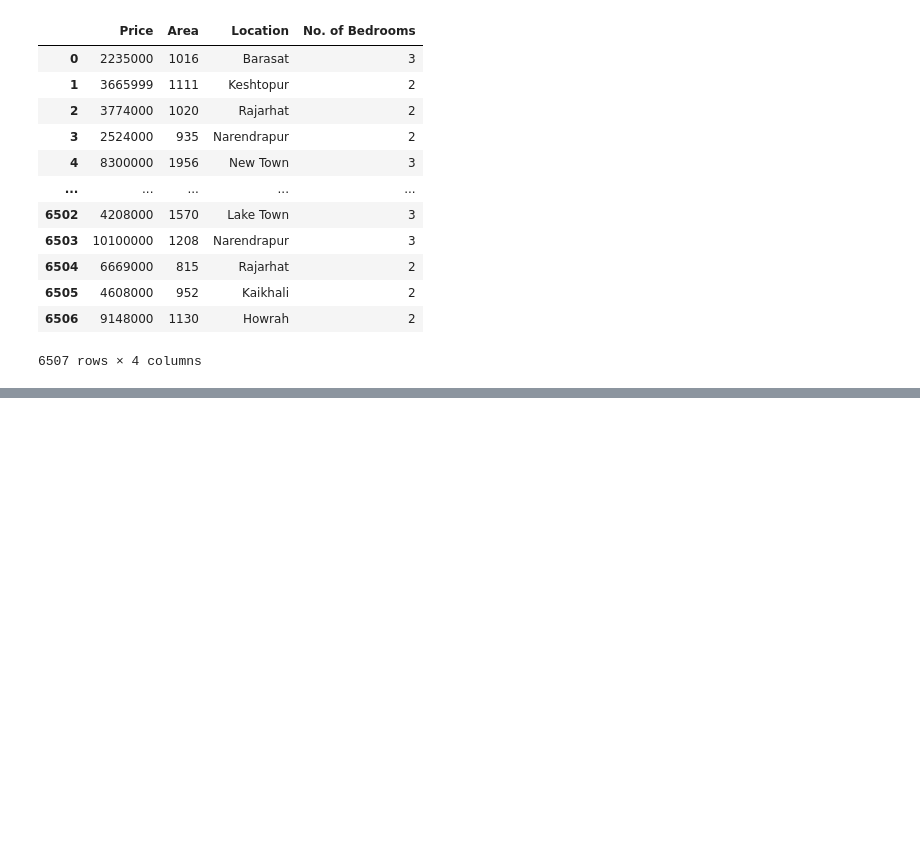
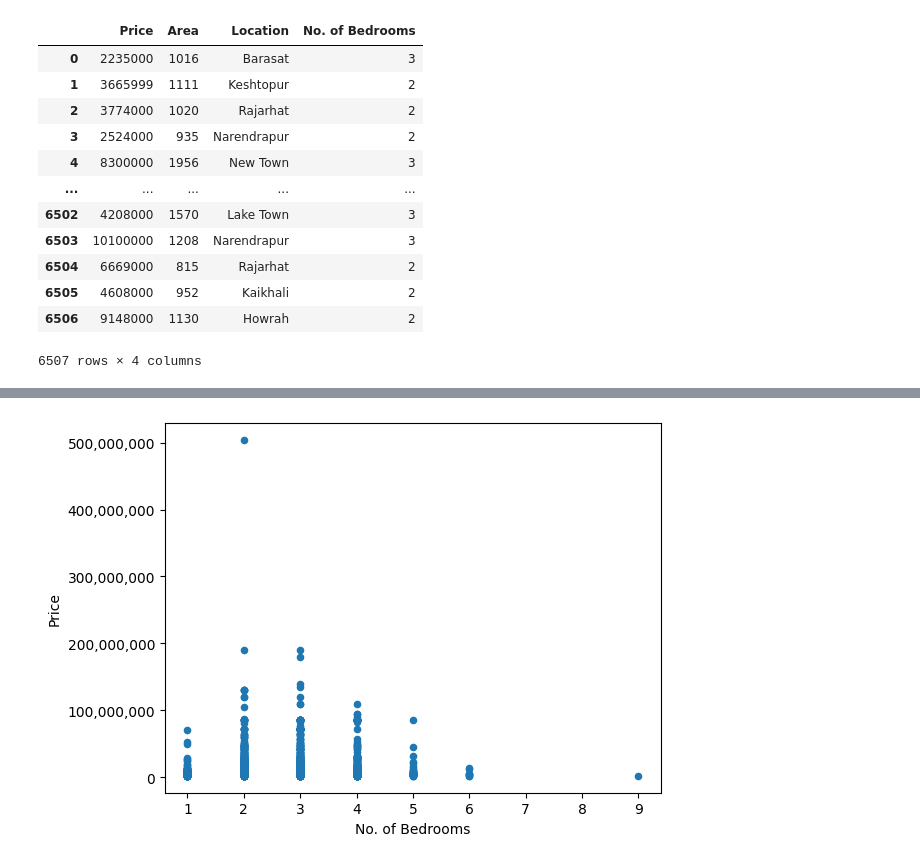
Before and after one commit to Ar12agnik/predictive-analysis, a Jupyter notebook: predictive_analysis.ipynb, the cells around one changed output, grey strips where cells are left out. Drawn from its saved outputs; the diff is of its cells as text; code cells hidden in the pictures; blank space fills up the shorter version.

```diff
--- a/predictive_analysis.ipynb
+++ b/predictive_analysis.ipynb
@@ -119,0 +222,9 @@ newdata
+# %%
+ax = newdata.plot(x="No. of Bedrooms", y="Price", kind="scatter")
+
+# Format y-axis to display full numbers
+ax.yaxis.set_major_formatter(ticker.FuncFormatter(lambda x, _: f'{int(x):,}'))
+
+plt.show()
+# %% [output]
+[figure, added]
```
Also changed, not shown: parts of 20 cells of this notebook.
